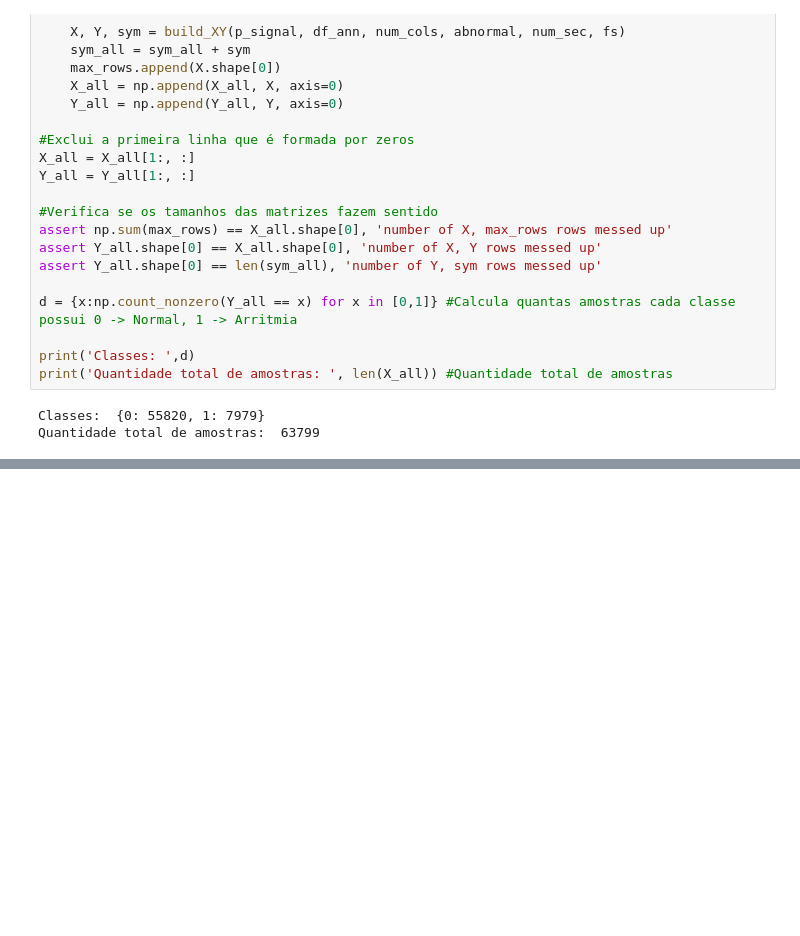
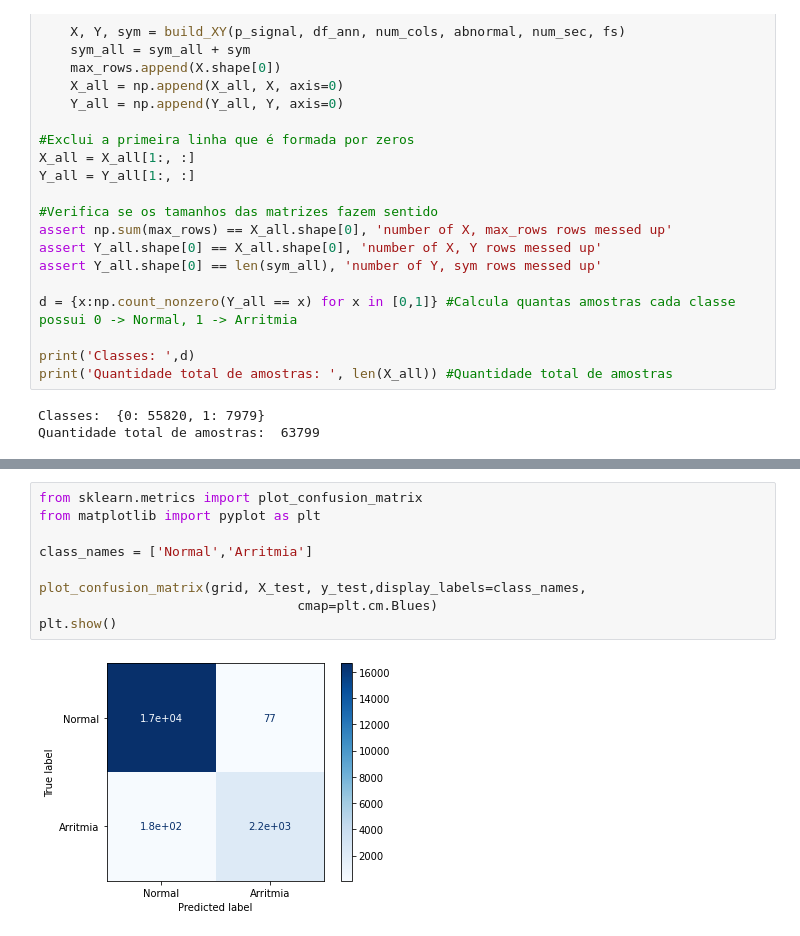
Before and after one commit to SergioPGJunior/Arrhythmia-Detector, a Jupyter notebook: rede_neural.ipynb, the cells around one changed output, grey strips where cells are left out. Cells and saved outputs as stored; diff of their text form; blank space fills up the shorter version.

```diff
--- a/rede_neural.ipynb
+++ b/rede_neural.ipynb
@@ -110,3 +181,14 @@ Quantidade total de amostras:  63799
+# %%
+from sklearn.metrics import plot_confusion_matrix
+from matplotlib import pyplot as plt
+
+class_names = ['Normal','Arritmia']
+
+plot_confusion_matrix(grid, X_test, y_test,display_labels=class_names,
+                                 cmap=plt.cm.Blues)
+plt.show()
+# %% [output]
+[figure, added]
 # %%
 from keras.models import Sequential
 from keras.models import load_model
```
Also changed, not shown: parts of 10 cells of this notebook.
